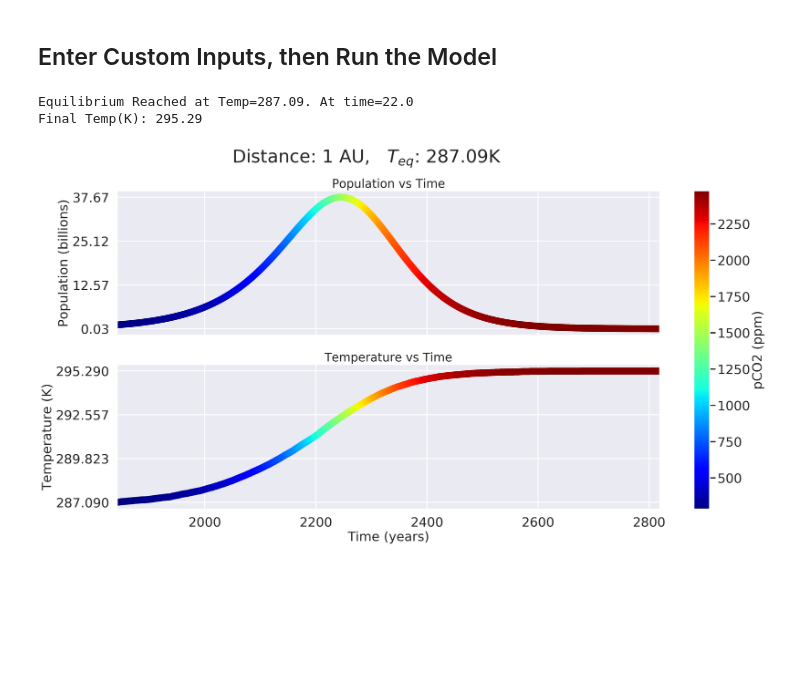
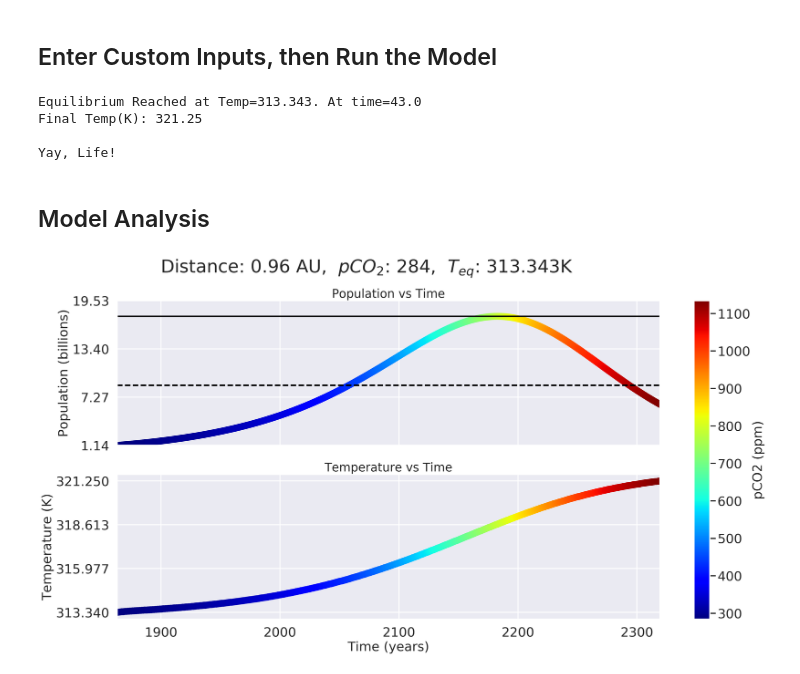
Before and after one commit to ethansav3/coupled_ebm, a Jupyter notebook: model/ebmFinal.ipynb, the cells around one changed output. Cells and saved outputs as stored; diff of their text form; code cells hidden in the pictures; blank space fills up the shorter version.

```diff
--- a/model/ebmFinal.ipynb
+++ b/model/ebmFinal.ipynb
@@ -35,28 +36,27 @@ nameList['ebm']['rco2']=2.00e-4;
 nameList['ebm']['coupled']=True;
 
 #change runtime
-nameList['ebm']['runTime'] = 1000#change runtime
+nameList['ebm']['runTime'] = 500#change runtime
 
 #change distance
-newA = 1#AU
+newA = .96#AU
 nameList['ebm']['relsolcon']=newA**-2 #inverse square law for solar flux
 
+
 #change pco2
-newPco2=284#ppm (original is 284)
+#newPco2=284
+newPco2=284
 nameList['ebm']['pco20']=newPco2/10**6
 
 #run the program
-dfModel, finalavgtemp, eqTime, eqTemp = runProgram("driver.exe",nameList)
+dfModel, finalavgtemp, eqTime, eqTemp, equilibrium = runProgram("driver.exe",nameList)
+
+if((equilibrium) and (finalavgtemp<=373.15) and (finalavgtemp>=273.15)):
+    print("Yay, Life!")
+else:
+    print("Boo, Extinction :(")
 # %% [output]
-Equilibrium Reached at Temp=287.09. At time=22.0
-Final Temp(K): 295.29
+Equilibrium Reached at Temp=313.343. At time=43.0
+Final Temp(K): 321.25
+
+Yay, Life!
-# %%
-#-----------------------------------PLOTS----------------------------------------------------------
-dfTemp = pd.read_csv('anomaly.csv');#data from NASA GISS: https://data.giss.nasa.gov/gistemp/graphs_v4/
-dfPopCo2 = pd.read_csv('world_stats.csv');#data from Frank, Adam, and Woodruff Sullivan.
-#plotModelInput(nameList)#plot the temperature dependence on the growth rate
-plotModelOutput(dfModel,newA,eqTime,eqTemp)#plot the output of our model, colored by pco2
-#plotTruePopCo2(dfPopCo2) #plot true population values vs pco2
-#compareModelOutput(dfModel,dfTemp,dfPopCo2)#compare the models output to true data
-# %% [output]
-[figure, removed]
@@ -68,0 +63,33 @@ maxPopTime=dfModel.iloc[maxPopIndex]['time_yrs'];#time until peak pop is reached
+# %% [markdown]
+## Model Analysis
+# %%
+inputs=[newA,newPco2]
+maxima = dfModel.max();#find maxima from all columns in df
+maxPop = maxima[3];#find maxima in population column, peak popultion
+#print(maxPop)#peak population
+maxPopIndex = dfModel.loc[dfModel['pop']==maxPop].index#search rows for index of max pop
+maxPopTime=dfModel.iloc[maxPopIndex]['time_yrs'];#search column for time until peak pop is reached
+
+halfPop=maxPop/2;
+halfPopIndex = dfModel.loc[dfModel['pop']==halfPop].index#search rows for index of max pop
+halfPopTime=dfModel.iloc[maxPopIndex]['time_yrs'];#search column for time until peak pop is reached
+
+dT=50
+newDF= dfModel.loc[(dfModel['pop'] > (halfPop-dT)) & (dfModel['pop'] < (halfPop+dT))]
+#print(newDF)
+
+maxPopPlot=maxPop/1000+2;
+#maxPopPlot=40
+#dictionary of population statistics
+popStats={'maxPop' : (maxPop/1000), 'maxTime': maxPopTime.mean(),
+          'halfPop': (halfPop/1000),'halfTime': halfPopTime.mean(),
+          'maxPopPlot': maxPopPlot}#maximum plotting range for population
+#-----------------------------------PLOTS----------------------------------------------------------
+if equilibrium: plotModelOutput(dfModel,inputs,eqTime,eqTemp,popStats)#plot the output of our model, colored by pco2
+#dfTemp = pd.read_csv('anomaly.csv');#data from NASA GISS: https://data.giss.nasa.gov/gistemp/graphs_v4/
+#dfPopCo2 = pd.read_csv('world_stats.csv');#data from Frank, Adam, and Woodruff Sullivan.
+#plotModelInput(nameList)#plot the temperature dependence on the growth rate
+#plotTruePopCo2(dfPopCo2) #plot true population values vs pco2
+#compareModelOutput(dfModel,dfTemp,dfPopCo2)#compare the models output to true data
+# %% [output]
+[figure, added]
```
Also changed, not shown: parts of 2 cells of this notebook, 2 other files.
